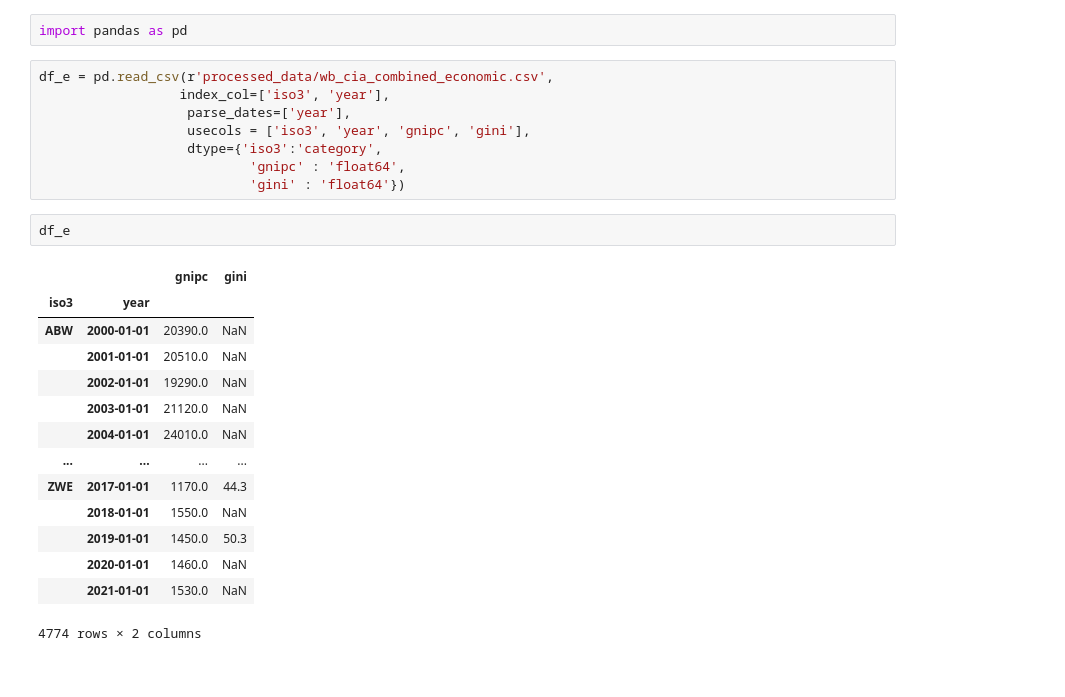
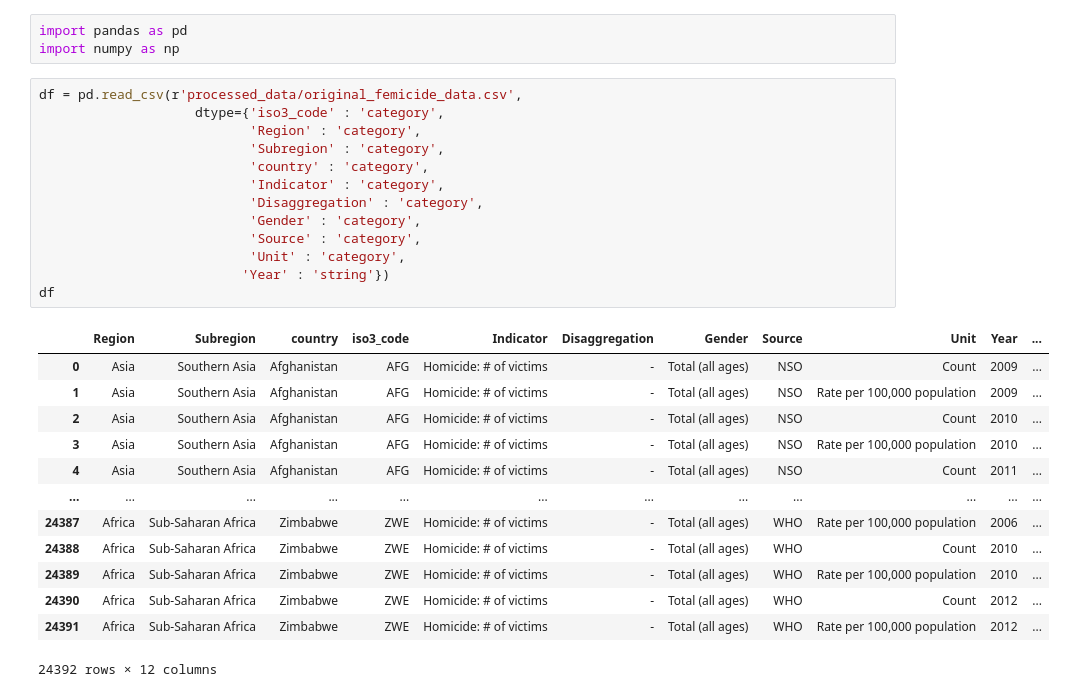
Before and after one commit to Tom-Whittington/Femicide_analysis, a Jupyter notebook: femicide_data_import.ipynb, the cells around one changed output. Cells and saved outputs as stored; diff of their text form.

```diff
--- a/femicide_data_import.ipynb
+++ b/femicide_data_import.ipynb
@@ -1,28 +1,31 @@
 # %%
 import pandas as pd
+import numpy as np
-# %%
-df_e = pd.read_csv(r'processed_data/wb_cia_combined_economic.csv',
-                  index_col=['iso3', 'year'],
-                   parse_dates=['year'],
-                   usecols = ['iso3', 'year', 'gnipc', 'gini'],
-                   dtype={'iso3':'category',
-                           'gnipc' : 'float64',
-                           'gini' : 'float64'})
-# %%
-df_e
-# %% [output]
-|  |  | gnipc | gini |
-| iso3 | year |  |  |
-| ABW | 2000-01-01 | 20390.0 | NaN |
-|  | 2001-01-01 | 20510.0 | NaN |
-|  | 2002-01-01 | 19290.0 | NaN |
-|  | 2003-01-01 | 21120.0 | NaN |
-|  | 2004-01-01 | 24010.0 | NaN |
-| ... | ... | ... | ... |
-| ZWE | 2017-01-01 | 1170.0 | 44.3 |
-|  | 2018-01-01 | 1550.0 | NaN |
-|  | 2019-01-01 | 1450.0 | 50.3 |
-|  | 2020-01-01 | 1460.0 | NaN |
-|  | 2021-01-01 | 1530.0 | NaN |
-4774 rows × 2 columns
+# %%
+df = pd.read_csv(r'processed_data/original_femicide_data.csv',
+                    dtype={'iso3_code' : 'category',
+                           'Region' : 'category',
+                           'Subregion' : 'category',
+                           'country' : 'category',
+                           'Indicator' : 'category',
+                           'Disaggregation' : 'category',
+                           'Gender' : 'category',
+                           'Source' : 'category',
+                           'Unit' : 'category',
+                          'Year' : 'string'})
+df
+# %% [output]
+|  | Region | Subregion | country | iso3_code | Indicator | Disaggregation | Gender | Source | Unit | Year | ... |
+| 0 | Asia | Southern Asia | Afghanistan | AFG | Homicide: # of victims | - | Total (all ages) | NSO | Count | 2009 | ... |
+| 1 | Asia | Southern Asia | Afghanistan | AFG | Homicide: # of victims | - | Total (all ages) | NSO | Rate per 100,000 population | 2009 | ... |
+| 2 | Asia | Southern Asia | Afghanistan | AFG | Homicide: # of victims | - | Total (all ages) | NSO | Count | 2010 | ... |
+| 3 | Asia | Southern Asia | Afghanistan | AFG | Homicide: # of victims | - | Total (all ages) | NSO | Rate per 100,000 population | 2010 | ... |
+| 4 | Asia | Southern Asia | Afghanistan | AFG | Homicide: # of victims | - | Total (all ages) | NSO | Count | 2011 | ... |
+| ... | ... | ... | ... | ... | ... | ... | ... | ... | ... | ... | ... |
+| 24387 | Africa | Sub-Saharan Africa | Zimbabwe | ZWE | Homicide: # of victims | - | Total (all ages) | WHO | Rate per 100,000 population | 2006 | ... |
+| 24388 | Africa | Sub-Saharan Africa | Zimbabwe | ZWE | Homicide: # of victims | - | Total (all ages) | WHO | Count | 2010 | ... |
+| 24389 | Africa | Sub-Saharan Africa | Zimbabwe | ZWE | Homicide: # of victims | - | Total (all ages) | WHO | Rate per 100,000 population | 2010 | ... |
+| 24390 | Africa | Sub-Saharan Africa | Zimbabwe | ZWE | Homicide: # of victims | - | Total (all ages) | WHO | Count | 2012 | ... |
+| 24391 | Africa | Sub-Saharan Africa | Zimbabwe | ZWE | Homicide: # of victims | - | Total (all ages) | WHO | Rate per 100,000 population | 2012 | ... |
+24392 rows × 12 columns
 # %%
```
Also changed, not shown: parts of 28 cells of this notebook, 9 other files.
